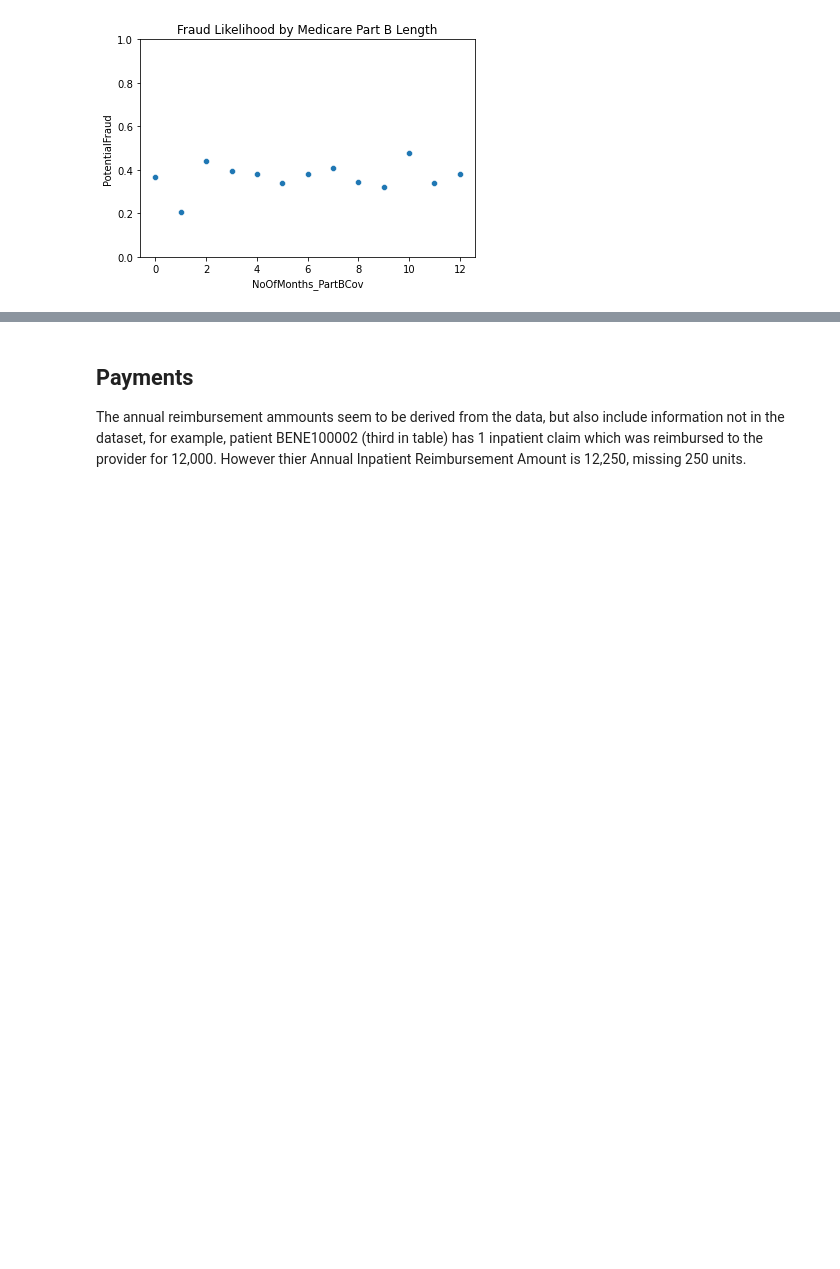
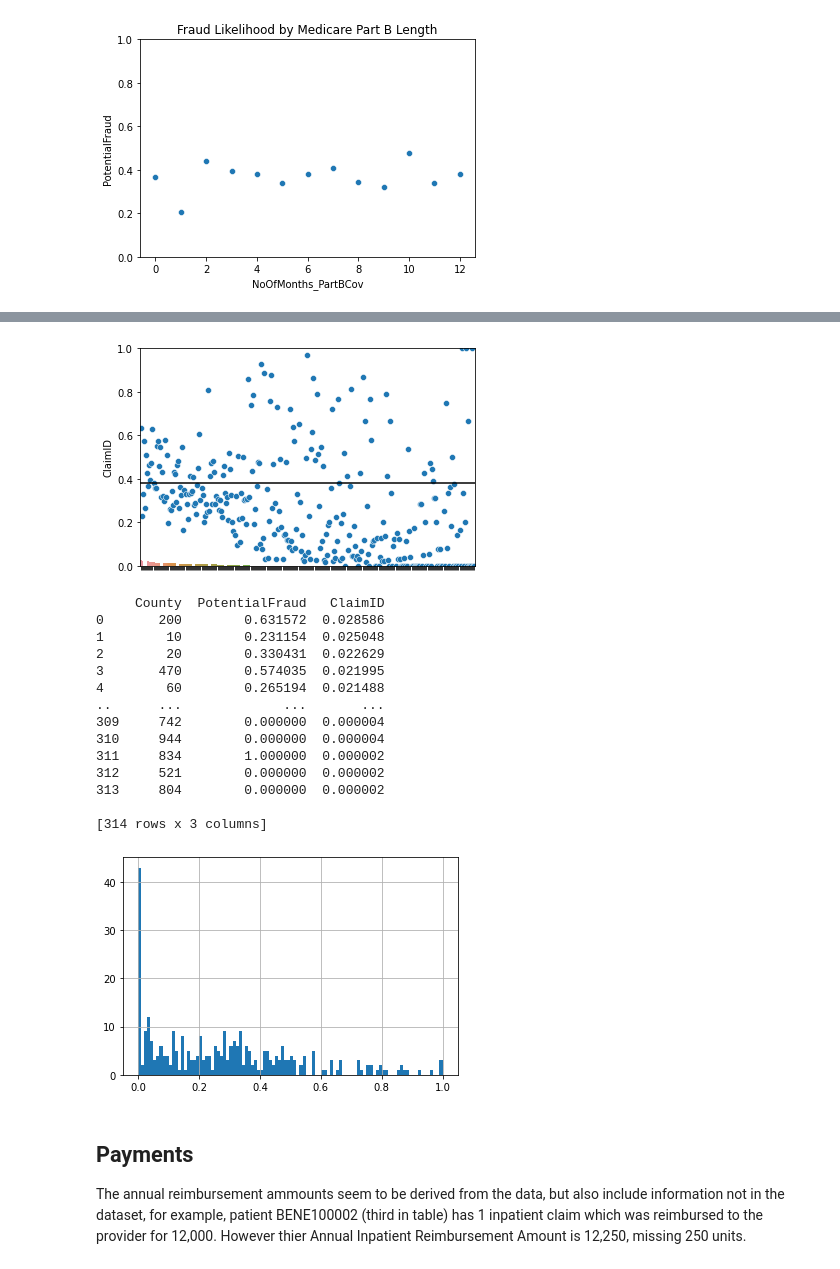
Before and after one commit to jwelch1123/healthcare_fraud_detection, a Jupyter notebook: healthcare_fraud.ipynb, the cells around one changed output, grey strips where cells are left out. Saved outputs shown, nothing was run; the diff lists cells and outputs as text; code cells hidden in the pictures; blank space fills up the shorter version.

```diff
--- a/healthcare_fraud.ipynb
+++ b/healthcare_fraud.ipynb
@@ -1083,3 +1131,33 @@ plt.show()
+# %%
+data = claims.groupby('County').agg({"PotentialFraud":"mean",'ClaimID':'count'})
+data['ClaimID'] = data['ClaimID']/  data['ClaimID'].sum()
+data = data.sort_values('ClaimID', ascending=False).reset_index()
+sns.scatterplot(x= data.index, y =data.PotentialFraud, zorder = 1)
+sns.barplot(x=data.index, y = data.ClaimID, zorder =2)
+plt.ylim(0,1)
+plt.axhline(claims.PotentialFraud.mean(),c='k')
+plt.xticks(ticks = data.index, labels="")
+plt.show()
+data.PotentialFraud.hist(bins=100)
+
+print(data)
+# %% [output]
+[figure, added]
+     County  PotentialFraud   ClaimID
+0       200        0.631572  0.028586
+1        10        0.231154  0.025048
+2        20        0.330431  0.022629
+3       470        0.574035  0.021995
+4        60        0.265194  0.021488
+..      ...             ...       ...
+309     742        0.000000  0.000004
+310     944        0.000000  0.000004
+311     834        1.000000  0.000002
+312     521        0.000000  0.000002
+313     804        0.000000  0.000002
+
+[314 rows x 3 columns]
+[figure, added]
 # %% [markdown]
 ## Payments <a id="payments"></a>
 
```
Also changed, not shown: parts of 14 cells of this notebook.
